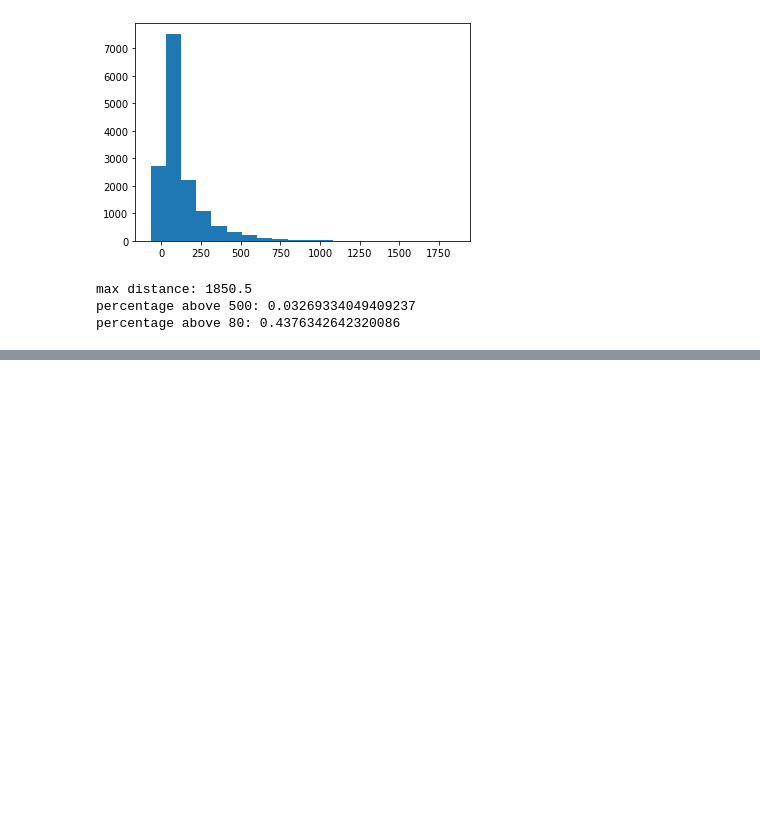
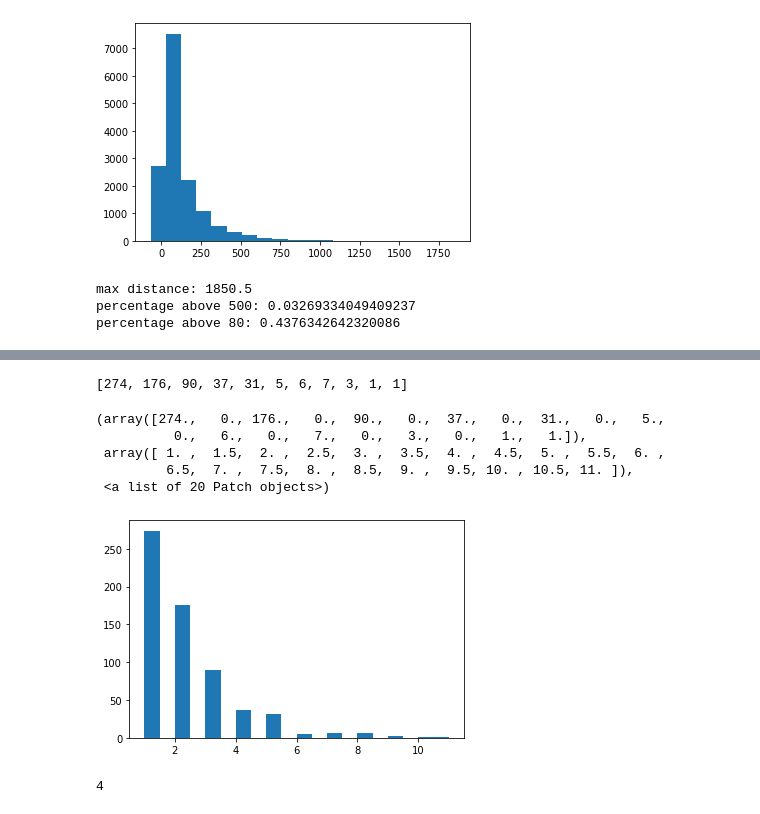
Before and after one commit to hansonhl/coref, a Jupyter notebook: anagen_experiments.ipynb, the cells around one changed output, grey strips where cells are left out. Drawn from its saved outputs; the diff is of its cells as text; code cells hidden in the pictures; blank space fills up the shorter version.

```diff
--- a/anagen_experiments.ipynb
+++ b/anagen_experiments.ipynb
@@ -86,0 +131,8 @@ percentage above 80: 0.4376342642320086
+# %%
+eval_jsonlines = "/home/hansonlu/links/data/pp_coref_anagen/dev.english.256.anagen.jsonlines"
+batch_size = 256
+eval_dataset = AnagenDataset(eval_jsonlines, batch_size, max_segment_len=512)
+eval_sampler = SequentialSampler(eval_dataset)
+eval_dataloader = DataLoader(eval_dataset, sampler=eval_sampler,
+                             batch_size=1,
+                             collate_fn=collate)
@@ -86,0 +147,26 @@ percentage above 80: 0.4376342642320086
+# %%
+all_num_ctxs = []
+for batch in eval_dataloader:
+    num_ctxs = batch["ctx_ids"].shape[0]
+    all_num_ctxs.append(num_ctxs)
+# %%
+counts = [0 for _ in range(max(all_num_ctxs))]
+for c in all_num_ctxs:
+    counts[c-1] += 1
+print(counts)
+plt.hist(all_num_ctxs, bins=20)
+# %% [output]
+[274, 176, 90, 37, 31, 5, 6, 7, 3, 1, 1]
+(array([274.,   0., 176.,   0.,  90.,   0.,  37.,   0.,  31.,   0.,   5.,
+          0.,   6.,   0.,   7.,   0.,   3.,   0.,   1.,   1.]),
+ array([ 1. ,  1.5,  2. ,  2.5,  3. ,  3.5,  4. ,  4.5,  5. ,  5.5,  6. ,
+         6.5,  7. ,  7.5,  8. ,  8.5,  9. ,  9.5, 10. , 10.5, 11. ]),
+ <a list of 20 Patch objects>)
+[figure, added]
+# %%
+import math
+
+a = math.ceil(10/ 3)
+print(a)
+# %% [output]
+4
```
Also changed, not shown: parts of 5 cells of this notebook, 7 other files.
